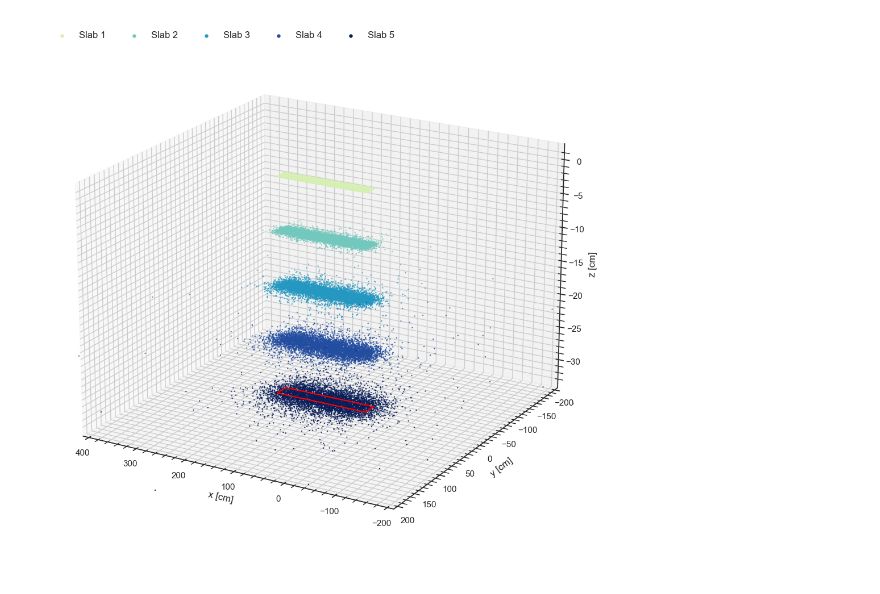
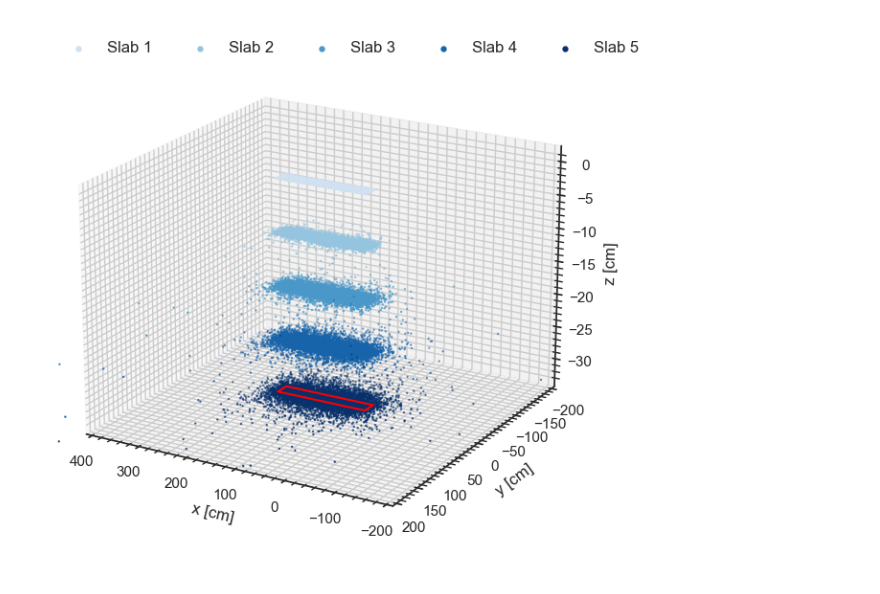
Before and after one commit to flycloud2010/MuonLifetime_lab, a Jupyter notebook: montecarlo/MC_slabs.ipynb, the cells around one changed output. Drawn from its saved outputs; the diff is of its cells as text; code cells hidden in the pictures.

```diff
--- a/montecarlo/MC_slabs.ipynb
+++ b/montecarlo/MC_slabs.ipynb
@@ -175,4 +181,5 @@ coincidences between 1st and 2nd slab (1D) is 97.2 per cent
 # %%
+N = 6067
 x0 = np.random.uniform(0,182, size = N)
 y0 = np.random.uniform(0,20, size = N)
 phi = np.random.uniform(0,2*np.pi, size = N)
@@ -315,11 +313,11 @@ x_all_3,y_all_3,x_coinc,y_coinc, coinc= generate_xy(thetas,x0,y0,phi, N, 16.)
 x_all_4,y_all_4,x_coinc,y_coinc, coinc= generate_xy(thetas,x0,y0,phi,N, 24.)
 x_all_5,y_all_5,x_coinc,y_coinc, coinc= generate_xy(thetas,x0,y0,phi,N, 32.)
 # %%
-fig = plt.figure(figsize=(10,10))
+fig = plt.figure(figsize=(8,6))
 
 ax = fig.add_subplot(111, projection='3d')
 
-cmap = mpl.cm.get_cmap('YlGnBu',6)
+cmap = mpl.cm.get_cmap('Blues',6)
 
 # Data for a three-dimensional line
 z0 = [0] * len(x0)
@@ -341,32 +339,32 @@ ax.set_xlabel("x [cm]")
 ax.set_ylabel("y [cm]")
 ax.set_zlabel("z [cm]")
 
 ax.legend(loc='upper left', frameon=False, fontsize=12, markerscale=5, ncol=5)
 
 x = [0,182]
 y = [20,20]
 z = [-32,-32]
 ax.plot(x,y,z, c = 'red', zorder = 1000)
 
 x = [0,182]
 y = [0,0]
 z = [-32,-32]
 ax.plot(x,y,z, c = 'red', zorder = 1000)
 
 x = [0,0]
 y = [0,20]
 z = [-32,-32]
 ax.plot(x,y,z, c = 'red', zorder = 1000)
 
 x = [182,182]
 y = [0,20]
 z = [-32,-32]
 ax.plot(x,y,z, c = 'red', zorder = 1000)
 
 ax.view_init(20, 120)
 fig.tight_layout()
-fig.savefig("plots/2dslabs.png", dpi = 400)
+#fig.savefig("plots/2dslabs.png", dpi = 400)
 
 plt.show()
 # %% [output]
-[figure, old version]
+[figure, new version]
```
Also changed, not shown: parts of 22 cells of this notebook.
